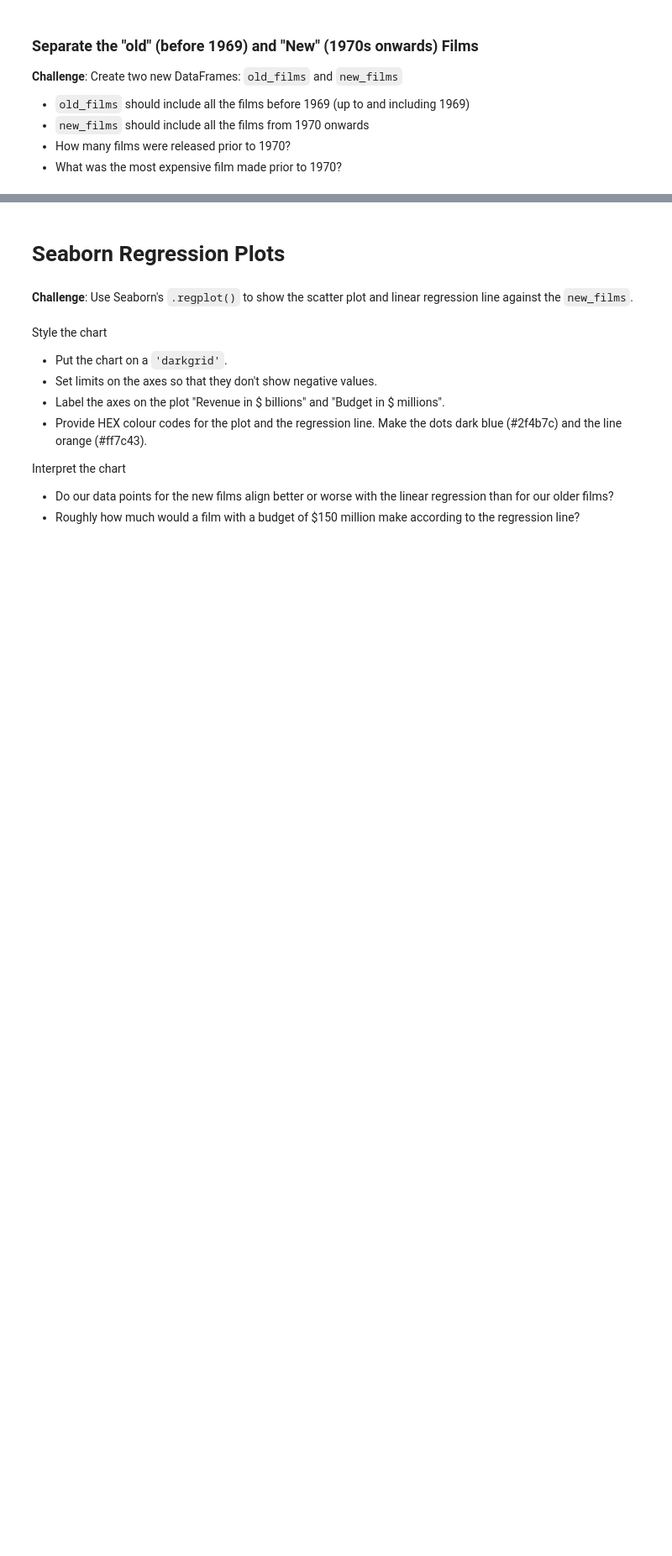
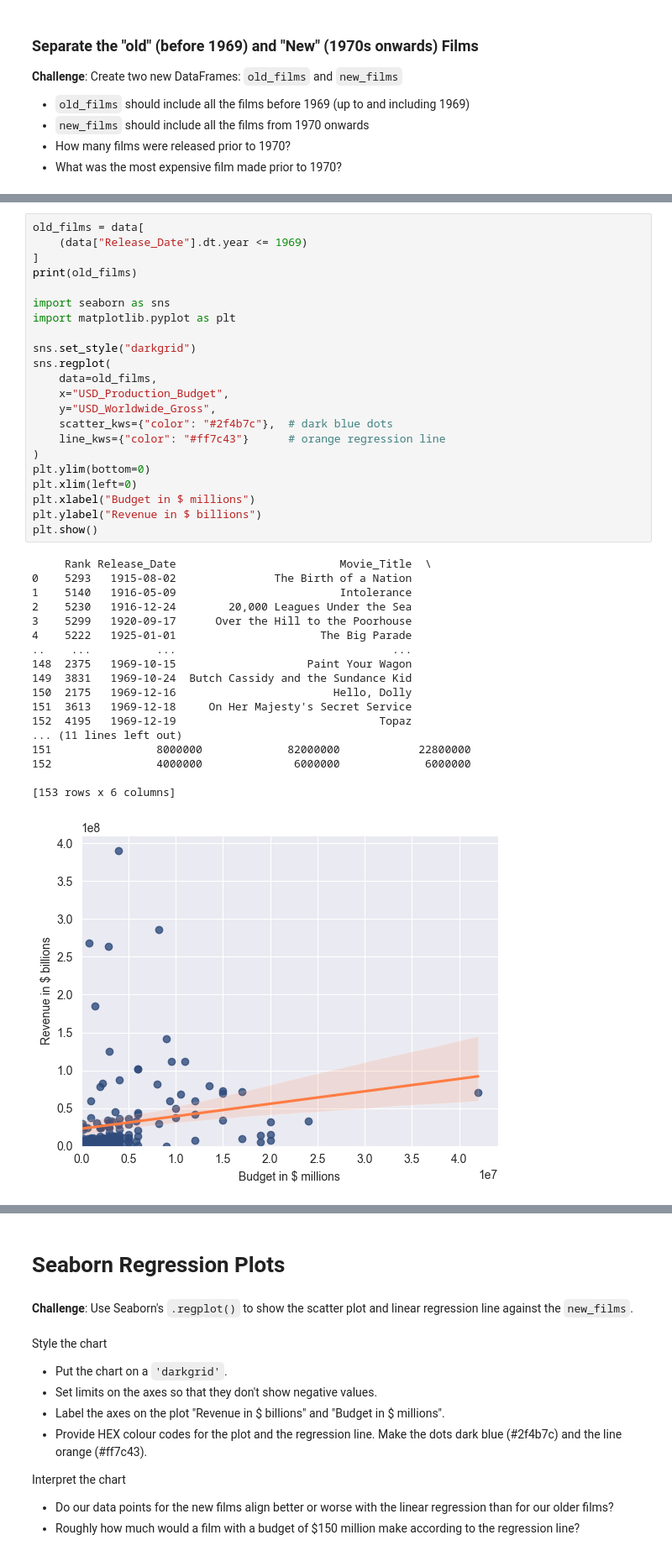
Before and after one commit to Aman88600/100-days-of-code, a Jupyter notebook: Day_78/Seaborn+Linear+Regression+(start)/Seaborn_and_Linear_Regression_(start).ipynb, the cells around one changed output, grey strips where cells are left out. Shown at 84% size. Cells and saved outputs as stored; diff of their text form; blank space fills up the shorter version.

```diff
--- a/Day_78/Seaborn+Linear+Regression+(start)/Seaborn_and_Linear_Regression_(start).ipynb
+++ b/Day_78/Seaborn+Linear+Regression+(start)/Seaborn_and_Linear_Regression_(start).ipynb
@@ -189,0 +389,41 @@ Here's how:
+# %%
+old_films = data[
+    (data["Release_Date"].dt.year <= 1969)
+]
+print(old_films)
+
+import seaborn as sns
+import matplotlib.pyplot as plt
+
+sns.set_style("darkgrid")
+sns.regplot(
+    data=old_films,
+    x="USD_Production_Budget",
+    y="USD_Worldwide_Gross",
+    scatter_kws={"color": "#2f4b7c"},  # dark blue dots
+    line_kws={"color": "#ff7c43"}      # orange regression line
+)
+plt.ylim(bottom=0)
+plt.xlim(left=0)
+plt.xlabel("Budget in $ millions")
+plt.ylabel("Revenue in $ billions")
+plt.show()
+# %% [output]
+     Rank Release_Date                         Movie_Title  \
+0    5293   1915-08-02               The Birth of a Nation
+1    5140   1916-05-09                         Intolerance
+2    5230   1916-12-24        20,000 Leagues Under the Sea
+3    5299   1920-09-17      Over the Hill to the Poorhouse
+4    5222   1925-01-01                      The Big Parade
+..    ...          ...                                 ...
+148  2375   1969-10-15                    Paint Your Wagon
+149  3831   1969-10-24  Butch Cassidy and the Sundance Kid
+150  2175   1969-12-16                        Hello, Dolly
+151  3613   1969-12-18     On Her Majesty's Secret Service
+152  4195   1969-12-19                               Topaz
+... (11 lines left out)
+151                8000000             82000000            22800000
+152                4000000              6000000             6000000
+
+[153 rows x 6 columns]
+[figure, added]
```
Also changed, not shown: parts of 21 cells of this notebook.
